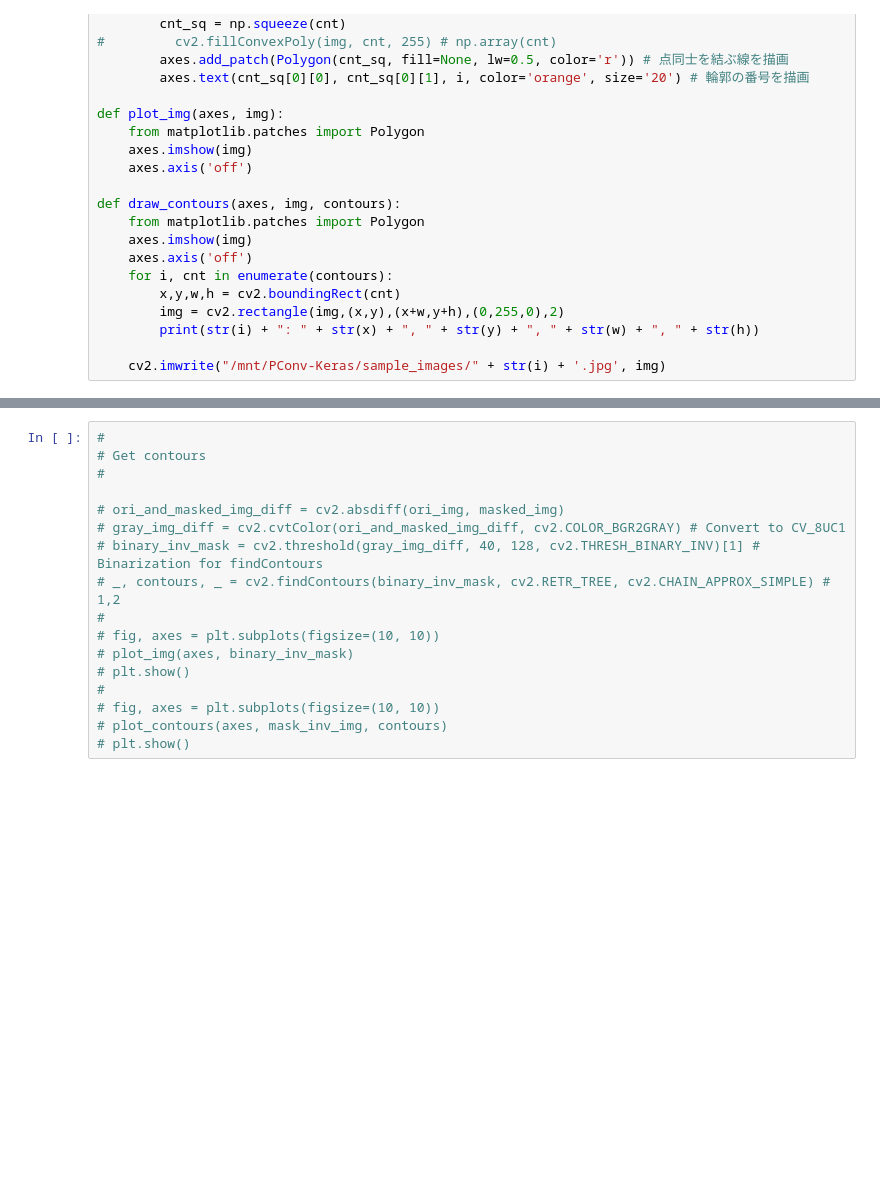
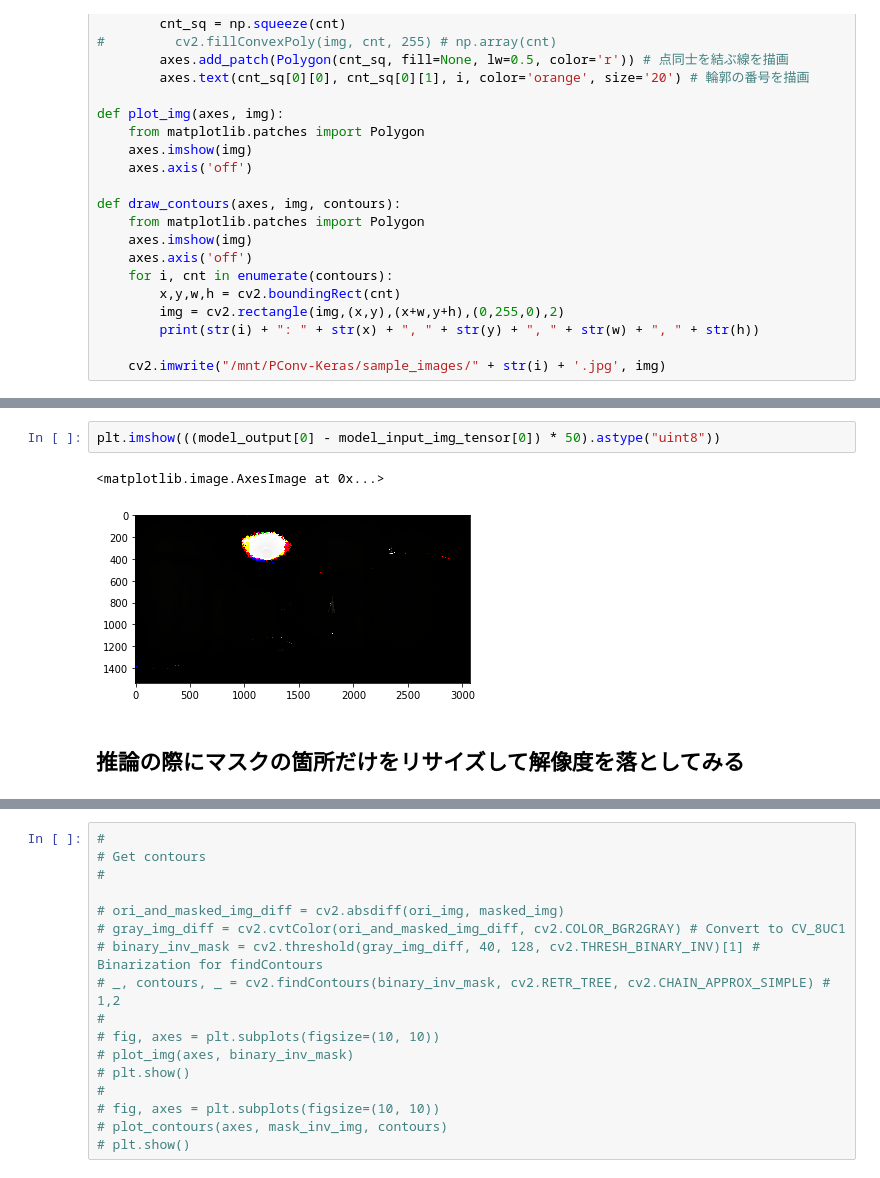
Before and after one commit to saneatsu/PConv-Keras, a Jupyter notebook: Step5 - Food Training.ipynb, the cells around one changed output, grey strips where cells are left out. Drawn from its saved outputs; the diff is of its cells as text; blank space fills up the shorter version.

```diff
--- a/Step5 - Food Training.ipynb
+++ b/Step5 - Food Training.ipynb
@@ -1040,0 +1283,7 @@ for i in range(5):
+# %%
+plt.imshow(((model_output[0] - model_input_img_tensor[0]) * 50).astype("uint8"))
+# %% [output]
+<matplotlib.image.AxesImage at 0x...>
+[figure, added]
+# %% [markdown]
+## 推論の際にマスクの箇所だけをリサイズして解像度を落としてみる
```
Also changed, not shown: parts of 15 cells of this notebook, 2 other files.
